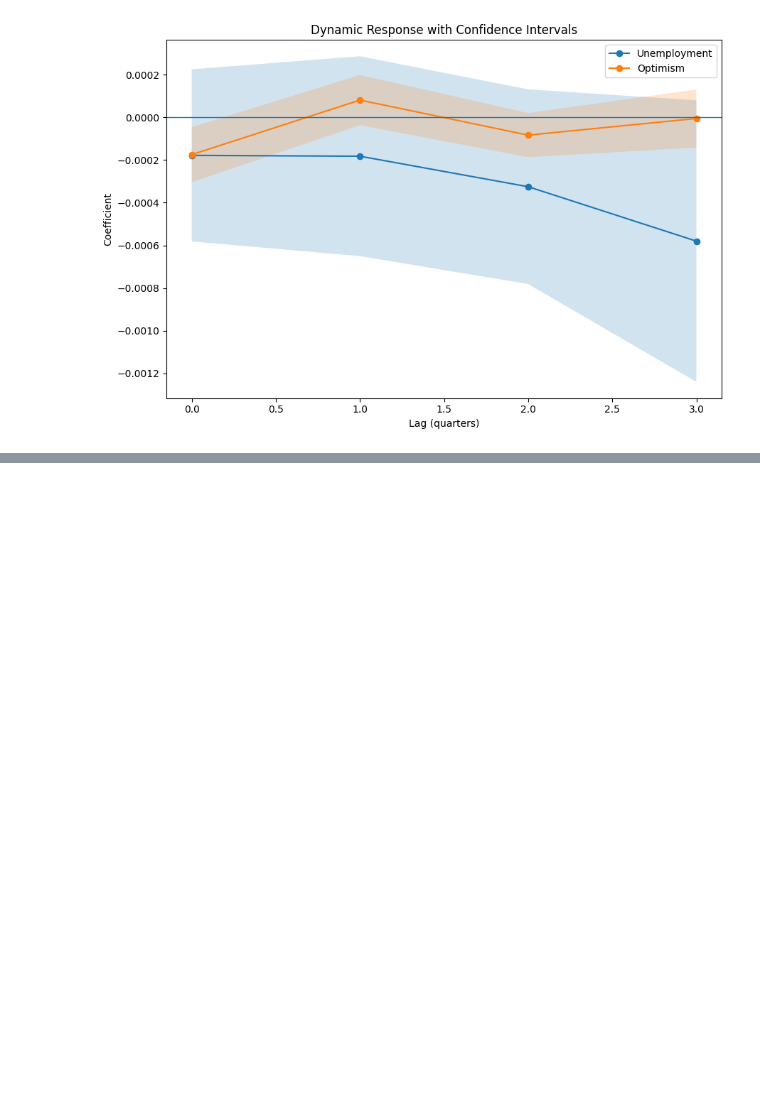
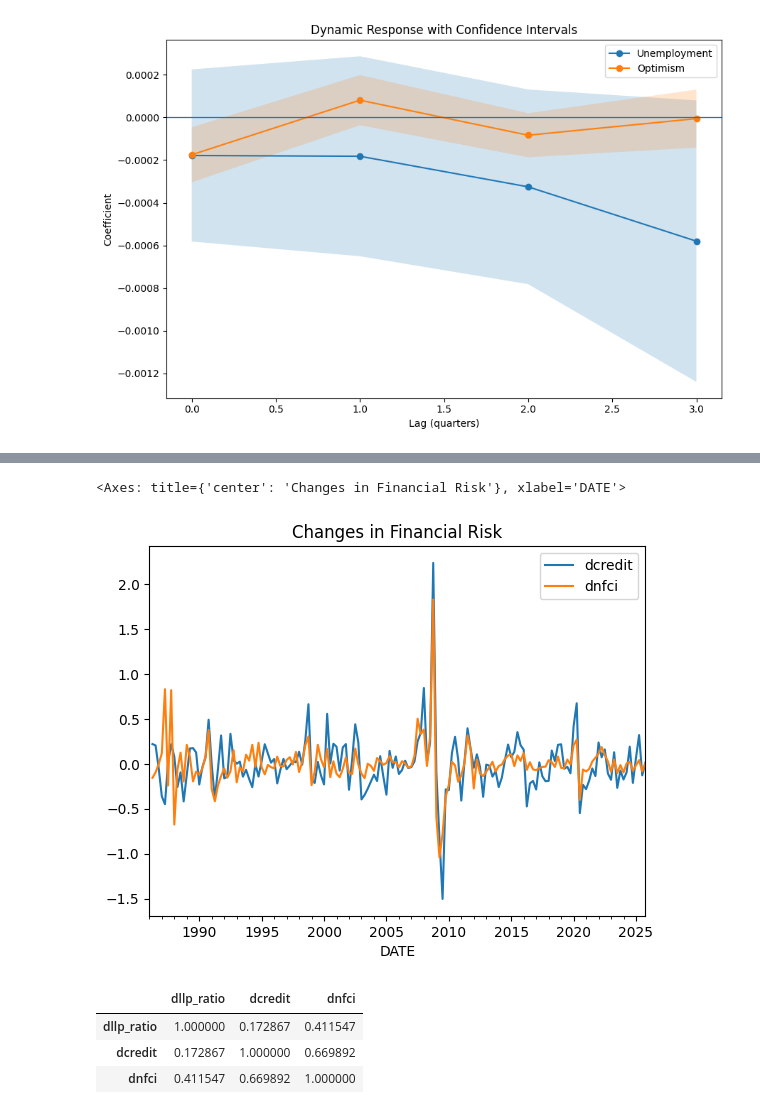
Before and after one commit to lukeroy007/4915_capstone, a Jupyter notebook: notebooks/02_eda.ipynb, the cells around one changed output, grey strips where cells are left out. Cells and saved outputs as stored; diff of their text form; code cells hidden in the pictures; blank space fills up the shorter version.

```diff
--- a/notebooks/02_eda.ipynb
+++ b/notebooks/02_eda.ipynb
@@ -546,0 +554,14 @@ plt.show()
+# %%
+# Plot changes in Credit Spread and NFCI
+
+df[["dcredit", "dnfci"]].plot(title="Changes in Financial Risk")
+# %% [output]
+<Axes: title={'center': 'Changes in Financial Risk'}, xlabel='DATE'>
+[figure, added]
+# %%
+df[["dllp_ratio", "dcredit", "dnfci"]].corr()
+# %% [output]
+|  | dllp_ratio | dcredit | dnfci |
+| dllp_ratio | 1.000000 | 0.172867 | 0.411547 |
+| dcredit | 0.172867 | 1.000000 | 0.669892 |
+| dnfci | 0.411547 | 0.669892 | 1.000000 |
```
Also changed, not shown: parts of 24 cells of this notebook.
